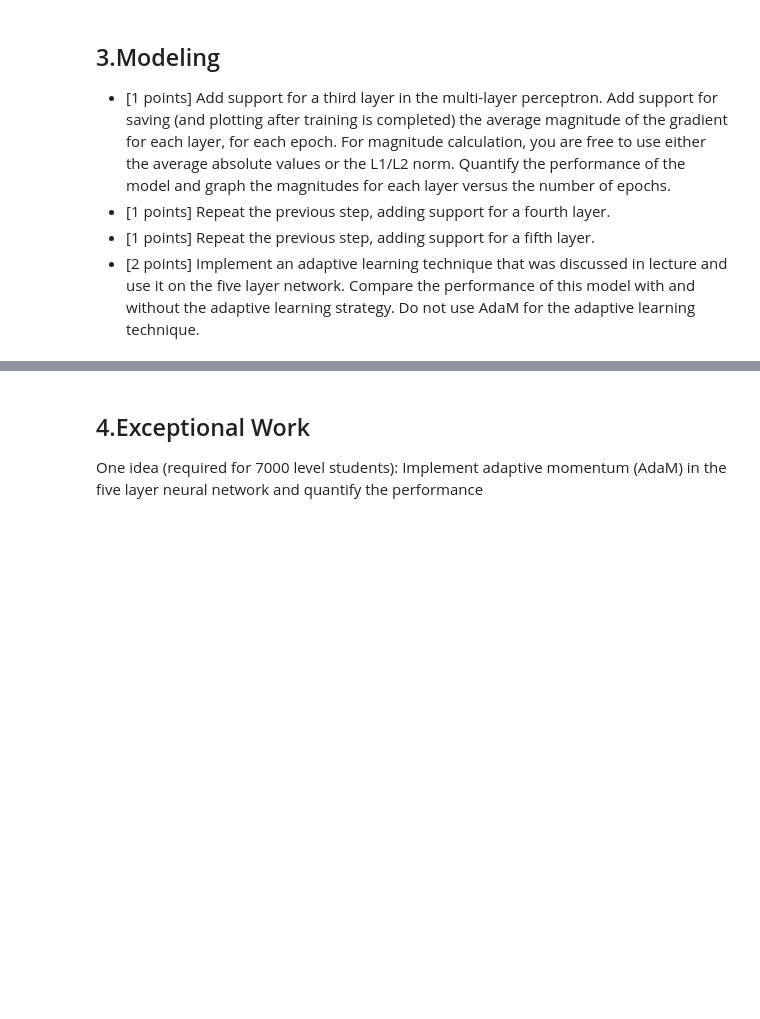
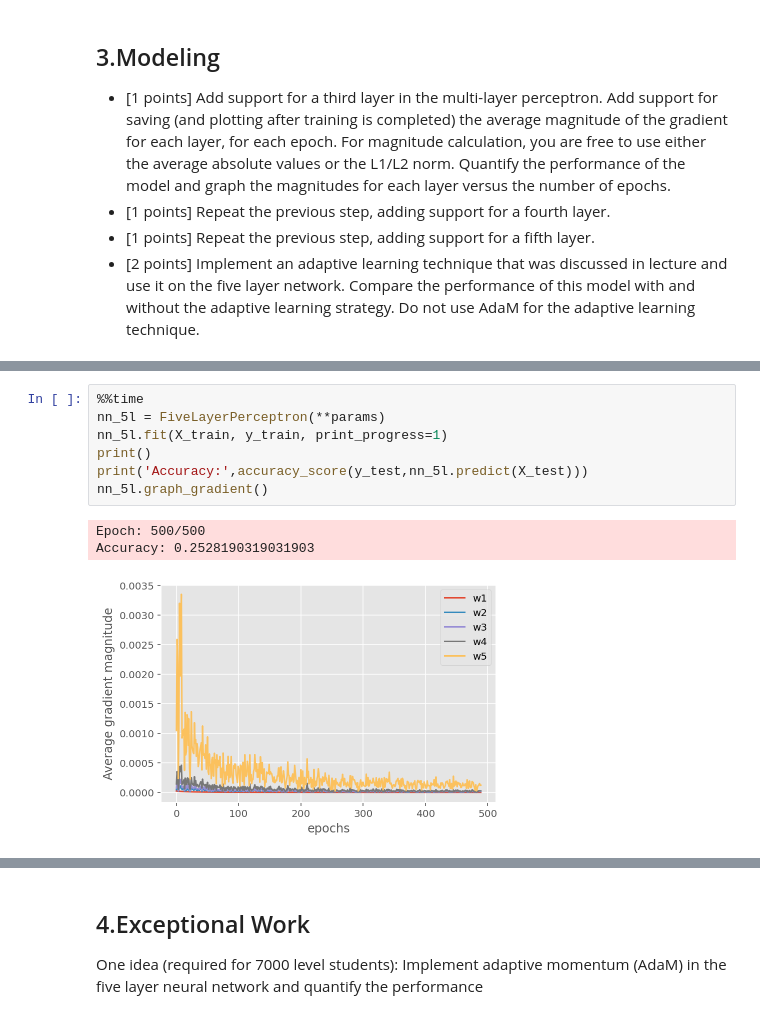
Before and after one commit to amor-tsai/MachineLearningNotebooks, a Jupyter notebook: Lab4.ipynb, the cells around one changed output, grey strips where cells are left out. Drawn from its saved outputs; the diff is of its cells as text; blank space fills up the shorter version.

```diff
--- a/Lab4.ipynb
+++ b/Lab4.ipynb
@@ -538,0 +997,11 @@ class FiveLayerPerceptron(TwoLayerPerceptronBase):
+# %%
+%%time
+nn_5l = FiveLayerPerceptron(**params)
+nn_5l.fit(X_train, y_train, print_progress=1)
+print()
+print('Accuracy:',accuracy_score(y_test,nn_5l.predict(X_test)))
+nn_5l.graph_gradient()
+# %% [output]
+Epoch: 500/500
+Accuracy: 0.2528190319031903
+[figure, added]
```
Also changed, not shown: parts of 24 cells of this notebook.
